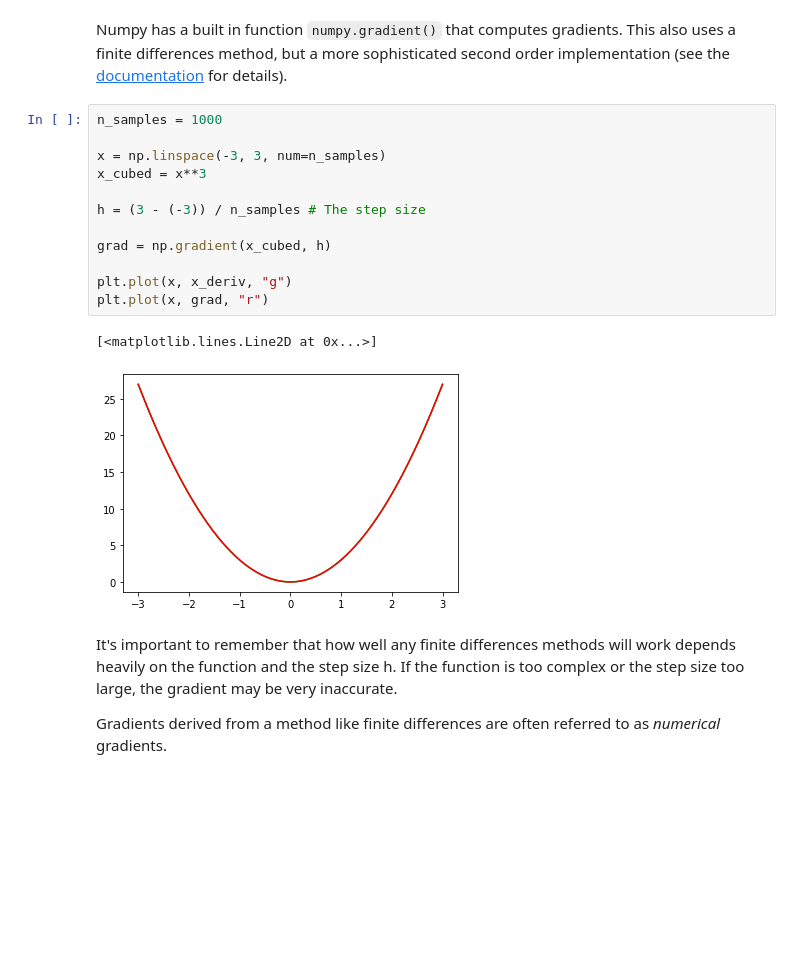
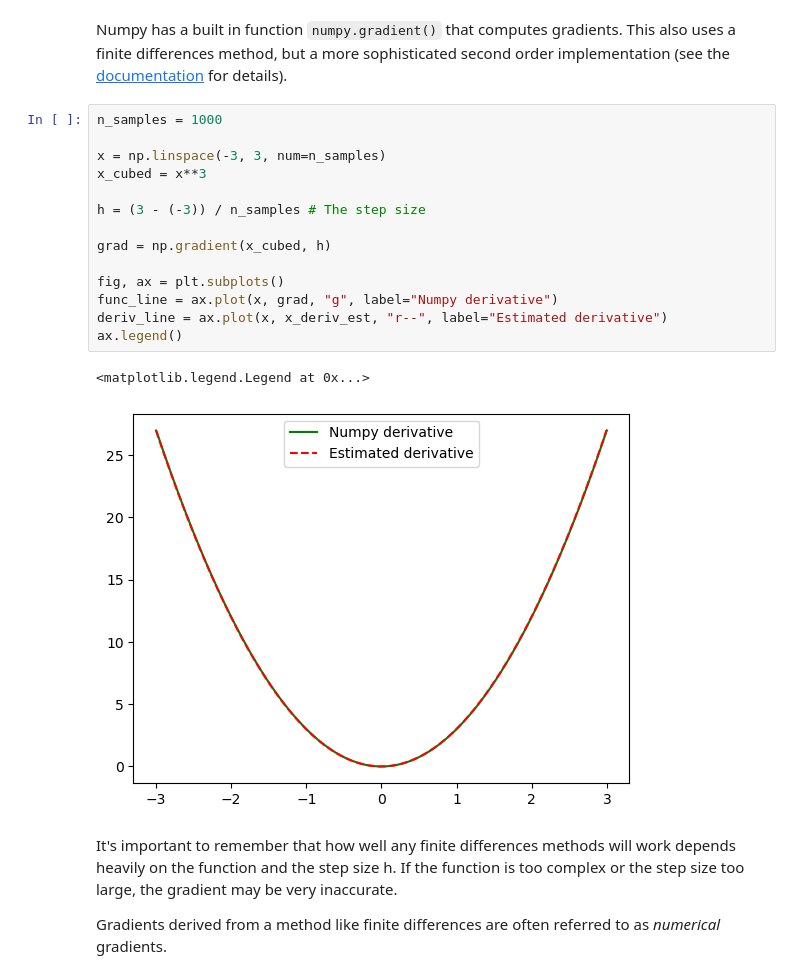
Before and after one commit to drwalton/cgvi-python-intro, a Jupyter notebook: 10_differentiation.ipynb, the cells around one changed output. Cells and saved outputs as stored; diff of their text form; blank space fills up the shorter version.

```diff
--- a/10_differentiation.ipynb
+++ b/10_differentiation.ipynb
@@ -80,18 +86,20 @@ Numpy has a built in function `numpy.gradient()` that computes gradients. This a
 # %%
 n_samples = 1000
 
 x = np.linspace(-3, 3, num=n_samples)
 x_cubed = x**3
 
 h = (3 - (-3)) / n_samples # The step size
 
 grad = np.gradient(x_cubed, h)
 
-plt.plot(x, x_deriv, "g")
-plt.plot(x, grad, "r")
+fig, ax = plt.subplots()
+func_line = ax.plot(x, grad, "g", label="Numpy derivative")
+deriv_line = ax.plot(x, x_deriv_est, "r--", label="Estimated derivative")
+ax.legend()
 # %% [output]
-[<matplotlib.lines.Line2D at 0x...>]
+<matplotlib.legend.Legend at 0x...>
-[figure, old version]
+[figure, new version]
 # %% [markdown]
 It's important to remember that how well any finite differences methods will work depends heavily on the function and the step size h. If the function is too complex or the step size too large, the gradient may be very inaccurate.
 
```
Also changed, not shown: parts of 9 cells of this notebook, 2 other files.
